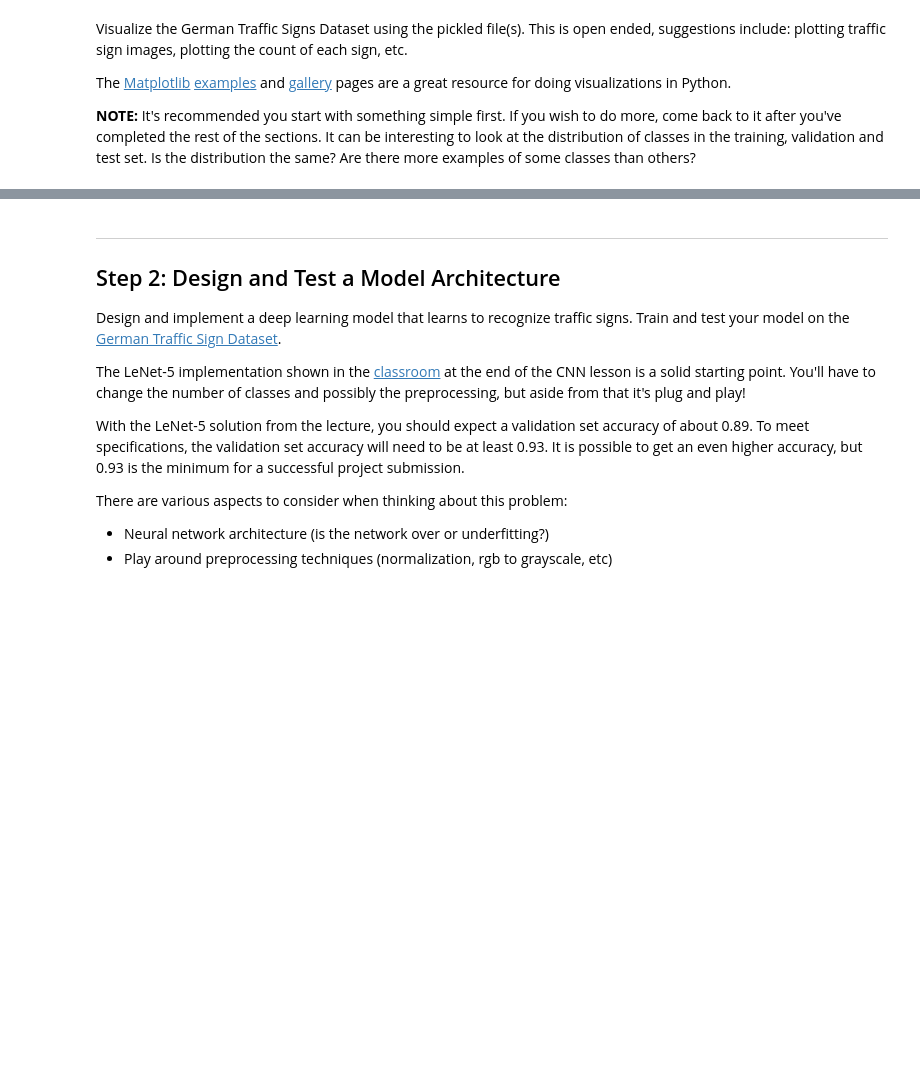
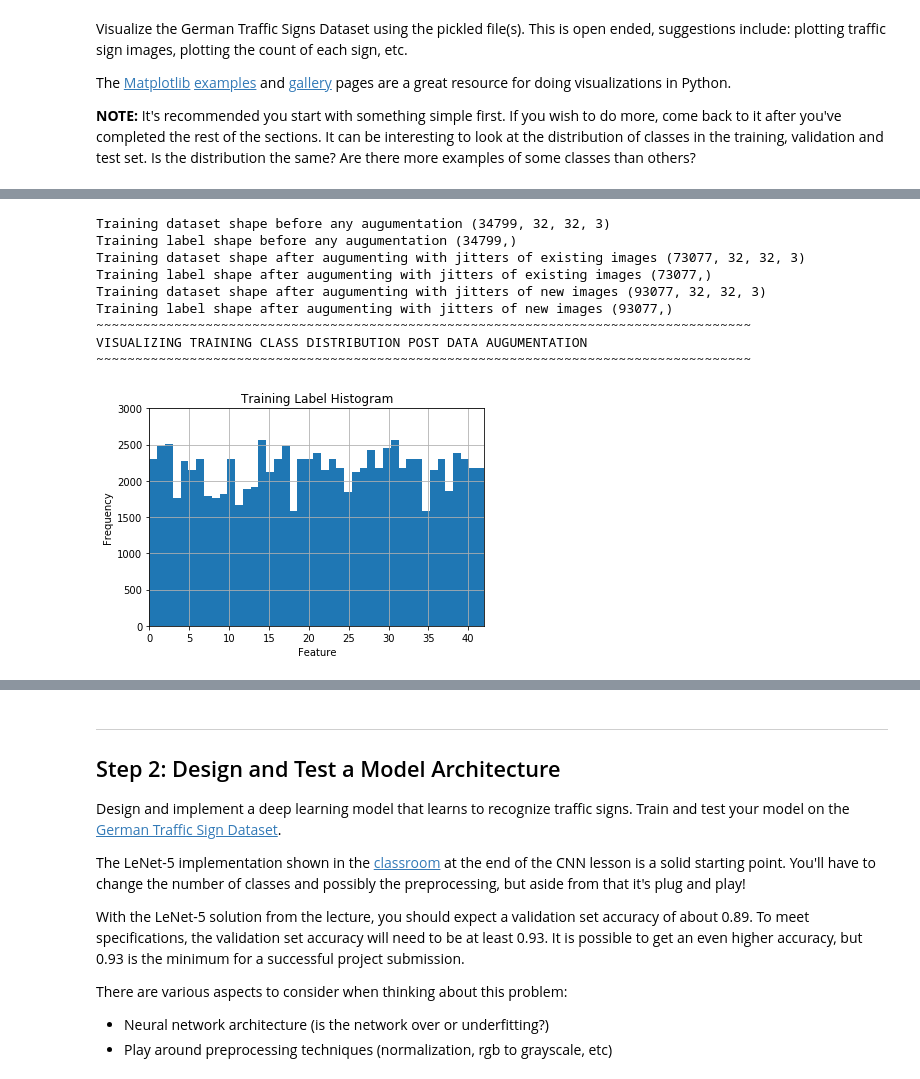
Before and after one commit to smoort/CarND-Traffic-Sign-Classifier-Project, a Jupyter notebook: Traffic_Sign_Classifier.ipynb, the cells around one changed output, grey strips where cells are left out. Cells and saved outputs as stored; diff of their text form; code cells hidden in the pictures; blank space fills up the shorter version.

```diff
--- a/Traffic_Sign_Classifier.ipynb
+++ b/Traffic_Sign_Classifier.ipynb
@@ -328,18 +361,21 @@ print()
 # %%
 ### Augumenting Training Data
 
+
 AX_train = np.copy(X_train)
 Ay_train = np.copy(y_train)
-print(AX_train.shape)
-print(Ay_train.shape)
+print('Training dataset shape before any augumentation', AX_train.shape)
+print('Training label shape before any augumentation', Ay_train.shape)
 
+# Balancing the image distribution by filling with jittered images of images available in training set
 
-# Balancing the image distribution by filling with jittered images
-
+# Array that holds the labels of images that need more representation
 imgs_to_fix = (0, 6, 14, 16, 19, 20, 21, 22, 23, 24, 27, 28, 29, 30, 32,
                34, 36, 37, 39, 40, 41, 42, 15, 17, 26, 31, 33)
+# Array that holds the factor that decides the number of jitters to create for a image read from training dataset
 imgs_jit_factor = (9, 4, 2, 4, 9, 5, 6, 4, 3, 6, 7, 3, 6, 4, 7,
                    4, 4, 9, 6, 5, 7, 7, 2, 1, 2, 2, 2)
+# Array that holds the count of new images to be created from existing images in training dataset
 imgs_count = (1620, 1440, 1380, 1440, 1620, 1500, 1620, 1320, 1350, 1440, 1470, 1440, 1440, 1560, 1470,
              1440, 1320, 1620, 1620, 1500, 1470, 1470, 1080, 990, 1080, 1380, 1198)
 
@@ -353,12 +389,12 @@ for i, label in enumerate(imgs_to_fix):
             for k in range(imgs_jit_factor[i]):
                 new_image = transform_image(np.uint8(image),20,10,5,brightness=1)
                 new_images [l] = new_image
-                l = l + 1
+                l += 1
     AX_train = np.concatenate((AX_train, new_images), axis=0)
     Ay_train = np.concatenate((Ay_train, new_labels), axis=0)
 
-print(AX_train.shape)
-print(Ay_train.shape)
+print('Training dataset shape after augumenting with jitters of existing images', AX_train.shape)
+print('Training label shape after augumenting with jitters of existing images', Ay_train.shape)
 
 
 #  Adding fresh data downloaded from internet to the training set along with jittering
@@ -373,38 +409,49 @@ for filename in os.listdir(indir):
     infname = os.path.join(indir, filename)
     image = cv2.imread(infname)
     image = cv2.cvtColor(image,cv2.COLOR_BGR2RGB)
     label = int(filename[:2])
     image_count = imgs_to_create
 #    print(label, ',', image_count)
 
     new_images = np.zeros(shape=(image_count, 32,32,3))
     new_labels = np.empty(image_count)
     new_labels.fill(label)
 
     if image_count > 0:
         for i in range(image_count):
             new_image = transform_image(image,20,10,5,brightness=1)
             new_images [i] = new_image
-            outfname = outdir + 'label' + str(label) + '-' + str(i) + '.jpg'
-            cv2.imwrite(outfname, new_image)
+#            outfname = outdir + 'label' + str(label) + '-' + str(i) + '.jpg'
+#            cv2.imwrite(outfname, new_image)
 
     AX_train = np.concatenate((AX_train, new_images), axis=0)
     Ay_train = np.concatenate((Ay_train, new_labels), axis=0)
 
-print(AX_train.shape)
-print(Ay_train.shape)
+print('Training dataset shape after augumenting with jitters of new images', AX_train.shape)
+print('Training label shape after augumenting with jitters of new images', Ay_train.shape)
 
 print('~~~~~~~~~~~~~~~~~~~~~~~~~~~~~~~~~~~~~~~~~~~~~~~~~~~~~~~~~~~~~~~~~~~~~~~~~~~~~~~~~~~~')
 print('VISUALIZING TRAINING CLASS DISTRIBUTION POST DATA AUGUMENTATION')
 print('~~~~~~~~~~~~~~~~~~~~~~~~~~~~~~~~~~~~~~~~~~~~~~~~~~~~~~~~~~~~~~~~~~~~~~~~~~~~~~~~~~~~')
 
 n, bins, patches = plt.hist(Ay_train, bins=43)
 plt.title("Training Label Histogram")
 plt.xlabel("Feature")
 plt.ylabel("Frequency")
-plt.axis([0, 43, 0, 2500])
+plt.axis([0, 42, 0, 3000])
 plt.grid(True)
 plt.show()
+# %% [output]
+Training dataset shape before any augumentation (34799, 32, 32, 3)
+Training label shape before any augumentation (34799,)
+Training dataset shape after augumenting with jitters of existing images (73077, 32, 32, 3)
+Training label shape after augumenting with jitters of existing images (73077,)
+Training dataset shape after augumenting with jitters of new images (93077, 32, 32, 3)
+Training label shape after augumenting with jitters of new images (93077,)
+~~~~~~~~~~~~~~~~~~~~~~~~~~~~~~~~~~~~~~~~~~~~~~~~~~~~~~~~~~~~~~~~~~~~~~~~~~~~~~~~~~~~
+VISUALIZING TRAINING CLASS DISTRIBUTION POST DATA AUGUMENTATION
+~~~~~~~~~~~~~~~~~~~~~~~~~~~~~~~~~~~~~~~~~~~~~~~~~~~~~~~~~~~~~~~~~~~~~~~~~~~~~~~~~~~~
+[figure, added]
 # %%
 ### Get label counts
 
```
Also changed, not shown: parts of 18 cells of this notebook, 3 other files.
